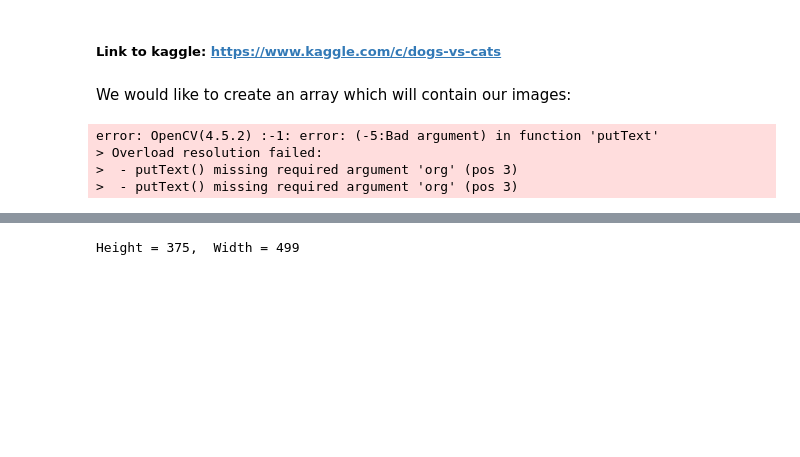
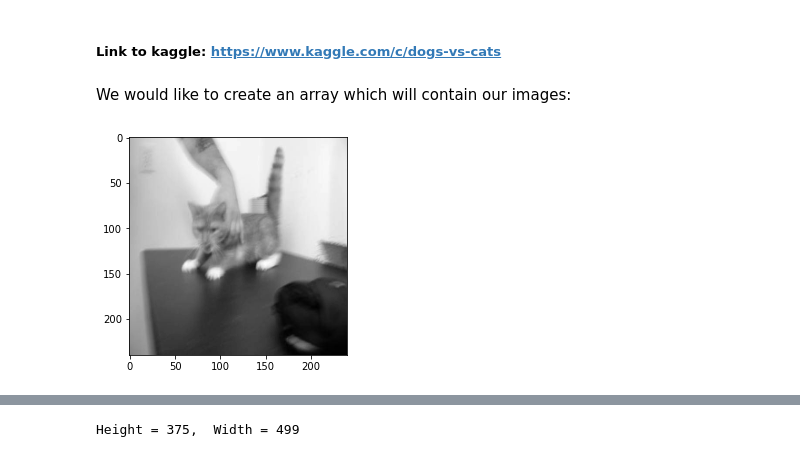
Before and after one commit to haimgoldfisher/Data_Visualization_Final_Project, a Jupyter notebook: NoteBook3 - Dogs VS Cats.ipynb, the cells around one changed output, grey strips where cells are left out. Cells and saved outputs as stored; diff of their text form; code cells hidden in the pictures; blank space fills up the shorter version.

```diff
--- a/NoteBook3 - Dogs VS Cats.ipynb
+++ b/NoteBook3 - Dogs VS Cats.ipynb
@@ -25,15 +48,0 @@ for n in range(0, len(onlyfiles)):
-# %%
-my_path2= 'C:/Haim/Anaconda/Dogs_VS_Cats/train/try'
-onlyfiles2 = [ f for f in listdir(my_path2) if isfile(join(my_path2,f)) ]
-images2 = numpy.empty(len(onlyfiles2), dtype=object)
-for n in range(0, len(onlyfiles2)):
-    images2[n] = cv2.imread( join(my_path2,onlyfiles2[n]))
-    if "cat" in onlyfiles2[n]:
-        cv2.putText(images2[n], 'cat')
-    else:
-        cv2.putText(images2[n], 'dog')
-# %% [output]
-error: OpenCV(4.5.2) :-1: error: (-5:Bad argument) in function 'putText'
-> Overload resolution failed:
->  - putText() missing required argument 'org' (pos 3)
->  - putText() missing required argument 'org' (pos 3)
@@ -39,0 +69,10 @@ error: OpenCV(4.5.2) :-1: error: (-5:Bad argument) in function 'putText'
+# %%
+# random choose a single image from train dataset
+for p in os.listdir(train):
+    category = p.split(".")[0]
+    image_read = cv2.imread(os.path.join(train,p),cv2.IMREAD_GRAYSCALE)
+    img = cv2.resize(image_read,dsize=(240,240))
+    plt.imshow(img,cmap="gray")
+    break
+# %% [output]
+[figure, added]
```
Also changed, not shown: parts of 23 cells of this notebook, 1 other file.
